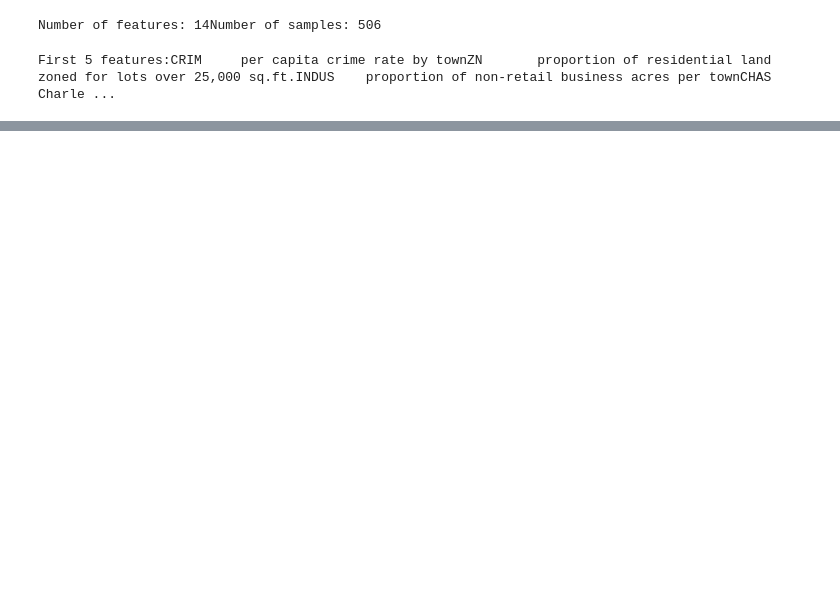
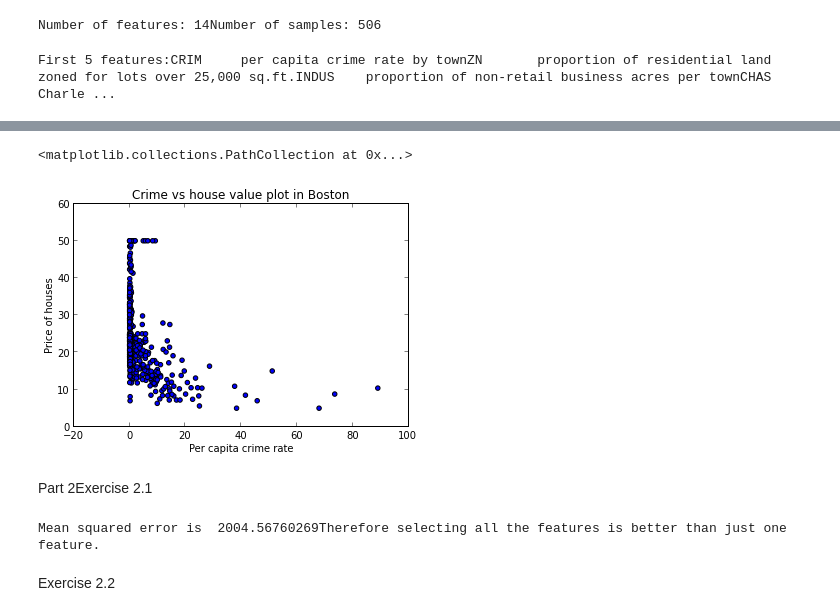
Before and after one commit to srijankr/datascience-fall14, a Jupyter notebook: lab1/lab1 srijan.ipynb, the cells around one changed output, grey strips where cells are left out. Drawn from its saved outputs; the diff is of its cells as text; code cells hidden in the pictures; blank space fills up the shorter version.

Commit message:
Completed assignment except part 3.2

```diff
--- a/lab1/lab1 srijan.ipynb
+++ b/lab1/lab1 srijan.ipynb
@@ -16,0 +17,7 @@ Welcome to pylab, a matplotlib-based Python environment [backend: module://IPyth
+# %%
+X = boston.data[:,0]Y = boston.targetplt.xlabel("Per capita crime rate")plt.ylabel("Price of houses")plt.title("Crime vs house value plot in Boston")plt.scatter(X,Y)
+# %% [output]
+<matplotlib.collections.PathCollection at 0x...>
+[figure, added]
+# %% [markdown]
+Part 2Exercise 2.1
@@ -16,0 +30,6 @@ Welcome to pylab, a matplotlib-based Python environment [backend: module://IPyth
+# %%
+lr = LinearRegression()model = lr.fit(xtrain,ytrain)ypred = model.predict(xtest)print "Mean squared error is ", mean_squared_error(ytest,ypred)print "Therefore selecting all the features is better than just one feature."
+# %% [output]
+Mean squared error is  2004.56760269Therefore selecting all the features is better than just one feature.
+# %% [markdown]
+Exercise 2.2
```
Also changed, not shown: parts of 19 cells of this notebook.
